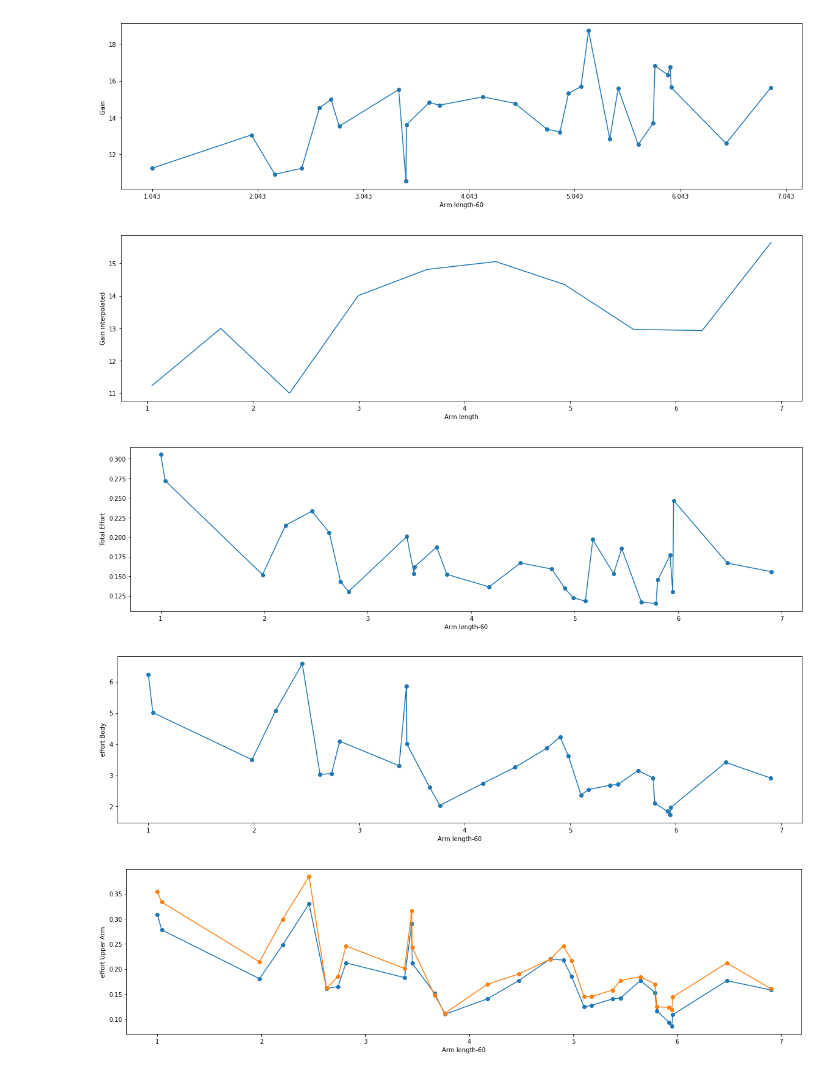
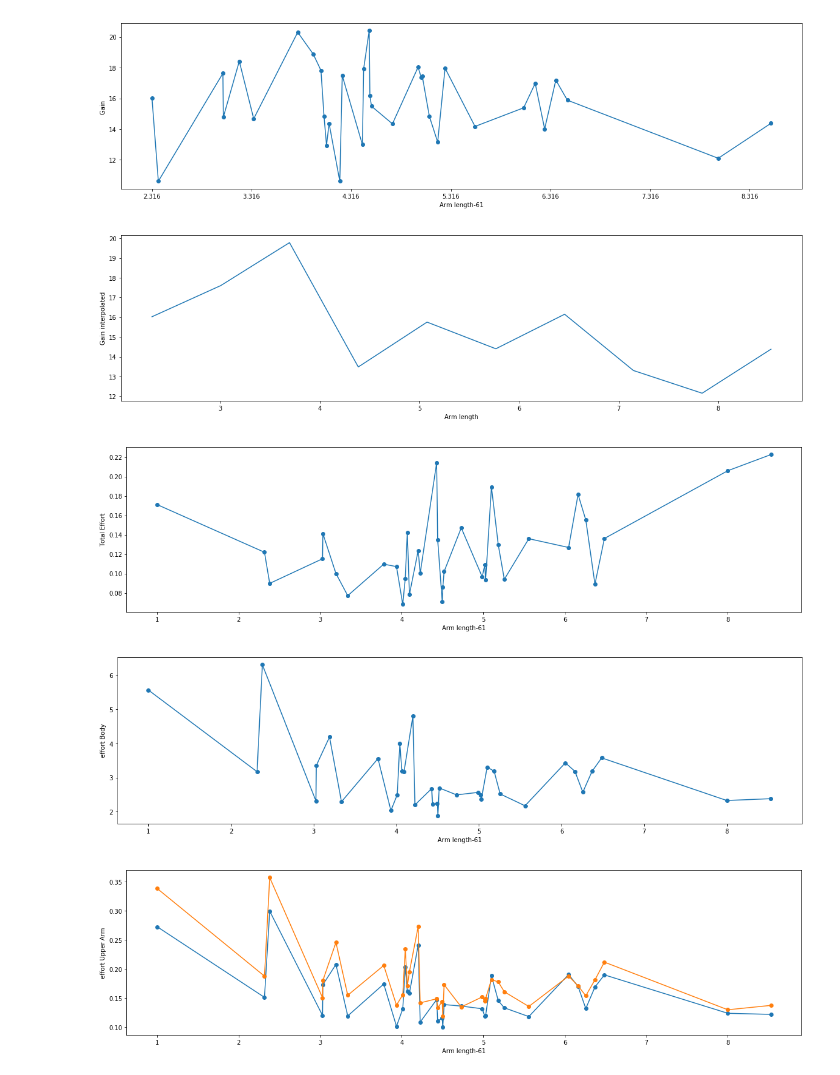
Before and after one commit to AndreeaStefan/SmartuistWrapper, a Jupyter notebook: evaluation/PlotResults.ipynb, the cells around one changed output. Drawn from its saved outputs; the diff is of its cells as text; code cells hidden in the pictures.

```diff
--- a/evaluation/PlotResults.ipynb
+++ b/evaluation/PlotResults.ipynb
@@ -94,7 +94,7 @@ def EffortPerBodyPartPerPlayer(p, results, batchSize):
 # player 9 = same as 8
 
 batchSize = 8
-players = [ 56]
+players = [ 56, 58, 60, 61]
 path ="C:\\Users\\huber\\OneDrive\\Dokumenty\\thesis-hubert\\unity\\SmartuistWrapper\\tapResult.csv"
 pathA = "E:\\Andreea\\Projects\\Git\\SmartsuitWrapper\\SmartuistWrapper\\tapResult.csv"
 pathStats ="C:\\Users\\huber\\OneDrive\\Dokumenty\\thesis-hubert\\unity\\SmartuistWrapper\\tapResult.csv"
@@ -202,38 +205,38 @@ def inter(x,y, points):
     newY = spl(xnew)
     return(xnew,newY)
 # %%
-players = [60]
+players = [61]
 for p in players:
     uniqueLengths = getResultPerPlayer(p, results, 28, True )
 
     gain = getResultPerPlayer(p, results, 29, True )
     for i in range(len(gain)-1, 1, -1):
         gain[i] = gain[i-1]
     (x,y) = getCombinedPlot(uniqueLengths[1:], gain[1:], "Arm length-"+str(p), "Gain ")
 
     (x,y) = inter(x, y,10)
 
     plt.plot(x,y)
     plt.ylabel("Gain interpolated")
     plt.xlabel("Arm length")
     plt.show()
 
     gainEffort = getResultPerPlayer(p, gradientStats, 2, False )
     effort = [1/x for x in gainEffort]
     #getCombinedPlot(uniqueLengths, gainEffort, "Arm length-"+str(p), "gainEffort")
     getCombinedPlot(uniqueLengths, effort, "Arm length-"+str(p), "Total Effort")
 
     #body, LeftUpperArm, RightUpperArm, RightFoot, LeftFoot, LeftHand, RightHand
     bodyParts = EffortPerBodyPartPerPlayer(p, results, 10)
     getCombinedPlot(uniqueLengths, bodyParts[0], "Arm length-"+str(p), "effort Body")
     getCombinedPlot(uniqueLengths, bodyParts[1], "Arm length-"+str(p), "effort Upper Arm", False, "Left")
     getCombinedPlot(uniqueLengths, bodyParts[2], "Arm length-"+str(p), "effort Upper Arm", False, "Right")
     plt.show()
    # getCombinedPlot(uniqueLengths, bodyParts[5], "lengths-"+str(p), "effortLeftHand")
    # getCombinedPlot(uniqueLengths, bodyParts[6], "lengths-"+str(p), "effortRightHand")
 # %% [output]
-[figure, old version]
+[figure, new version]
-[figure, old version]
+[figure, new version]
-[figure, old version]
+[figure, new version]
-[figure, old version]
+[figure, new version]
-[figure, old version]
+[figure, new version]
```
Also changed, not shown: parts of 1 cell of this notebook, 4 other files.
